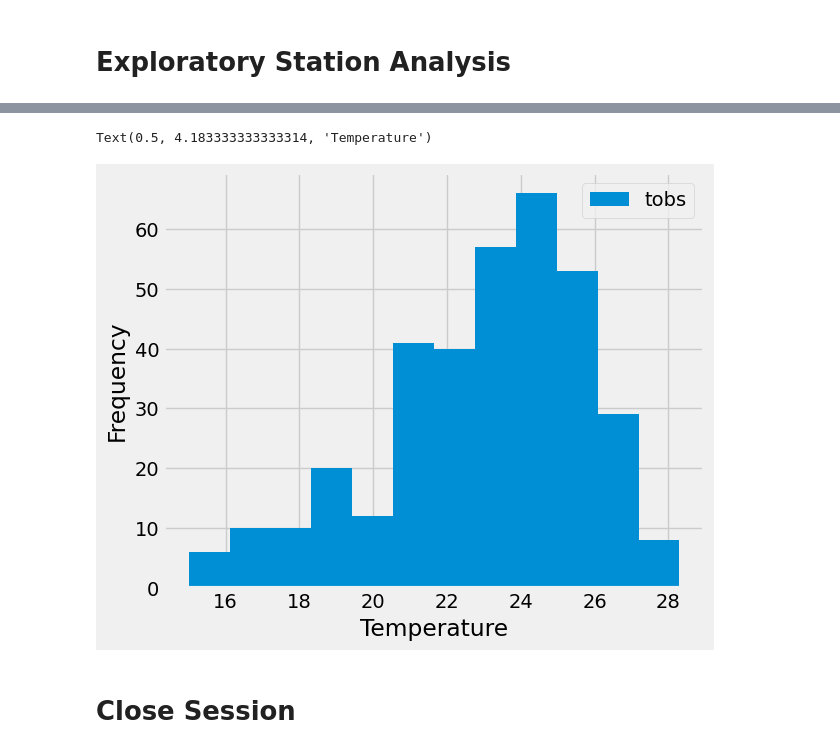
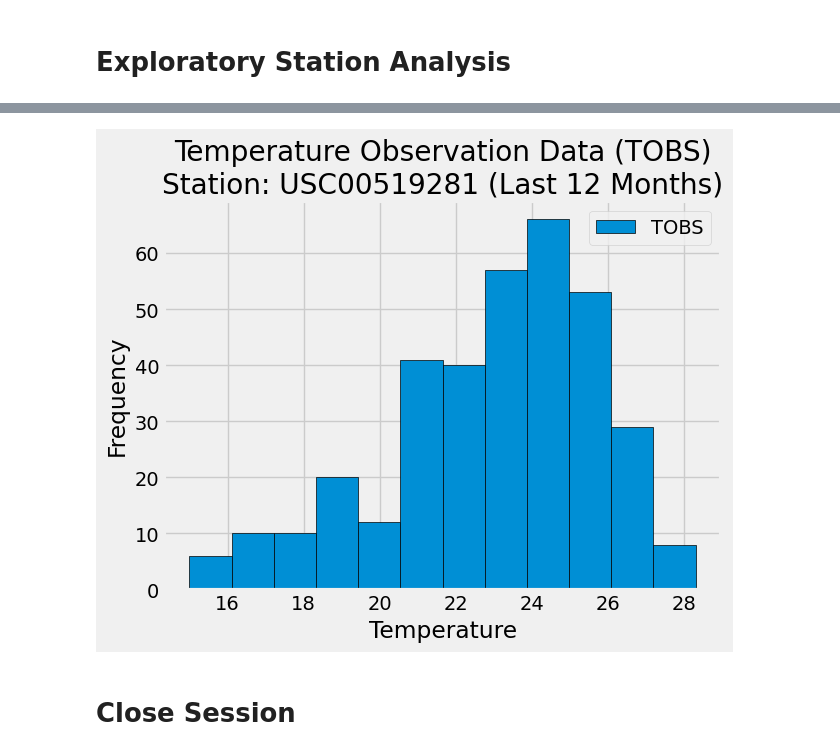
Before and after one commit to Hluu1/sqlalchemy-challenge, a Jupyter notebook: SurfsUp/climate_starter.ipynb, the cells around one changed output, grey strips where cells are left out. Drawn from its saved outputs; the diff is of its cells as text; code cells hidden in the pictures.

```diff
--- a/SurfsUp/climate_starter.ipynb
+++ b/SurfsUp/climate_starter.ipynb
@@ -109,0 +96,29 @@ Name: precipitation, dtype: float64
+# %%
+# Using the most active station id from the previous query, calculate the lowest, highest, and average temperature.
+active_stations = session.query(Measurement.station, func.count(Measurement.station)).\
+    group_by(Measurement.station).order_by(func.count(Measurement.station).desc()).all()
+
+print("Most Active Stations:")
+for station, count in active_stations:
+    print(f"Station: {station}, Observations: {count}")
+
+print("-----------------------------------")
+
+most_active_station = active_stations[0][0]
+print(f"The station with the greatest number of observations: {most_active_station}")
+
+print("-----------------------------------")
+
+temperature_stats = session.query(func.min(Measurement.tobs),
+                                  func.max(Measurement.tobs),
+                                  func.avg(Measurement.tobs)).\
+    filter(Measurement.station == most_active_station).all()
+
+lowest_temp = temperature_stats[0][0]
+highest_temp = temperature_stats[0][1]
+avg_temp = temperature_stats[0][2]
+
+print(f"Temperature Statistics for Station {most_active_station}:")
+print(f"Lowest Temperature: {lowest_temp}°F")
+print(f"Highest Temperature: {highest_temp}°F")
+print(f"Average Temperature: {avg_temp:.2f}°F")
@@ -110,9 +143,20 @@ Name: precipitation, dtype: float64
 # %%
 # Using the most active station id
 # Query the last 12 months of temperature observation data for this station and plot the results as a histogram
+tobs_data = session.query(Measurement.date, Measurement.tobs).\
+    filter(Measurement.station == most_active_station).\
+    filter(Measurement.date >= prev_year).all()
+tobs_values = [result[1] for result in tobs_data]
+
+plt.hist(tobs_values, bins=12, edgecolor='black', label='TOBS')
+plt.legend()
+plt.xlabel('Temperature')
+plt.ylabel('Frequency')
+plt.title('Temperature Observation Data (TOBS)\nStation: USC00519281 (Last 12 Months)')
+
+plt.show()
 # %% [output]
-Text(0.5, 4.183333333333314, 'Temperature')
-[figure, old version]
+[figure, new version]
 # %% [markdown]
 # Close Session
 # %%
```
Also changed, not shown: parts of 4 cells of this notebook.
